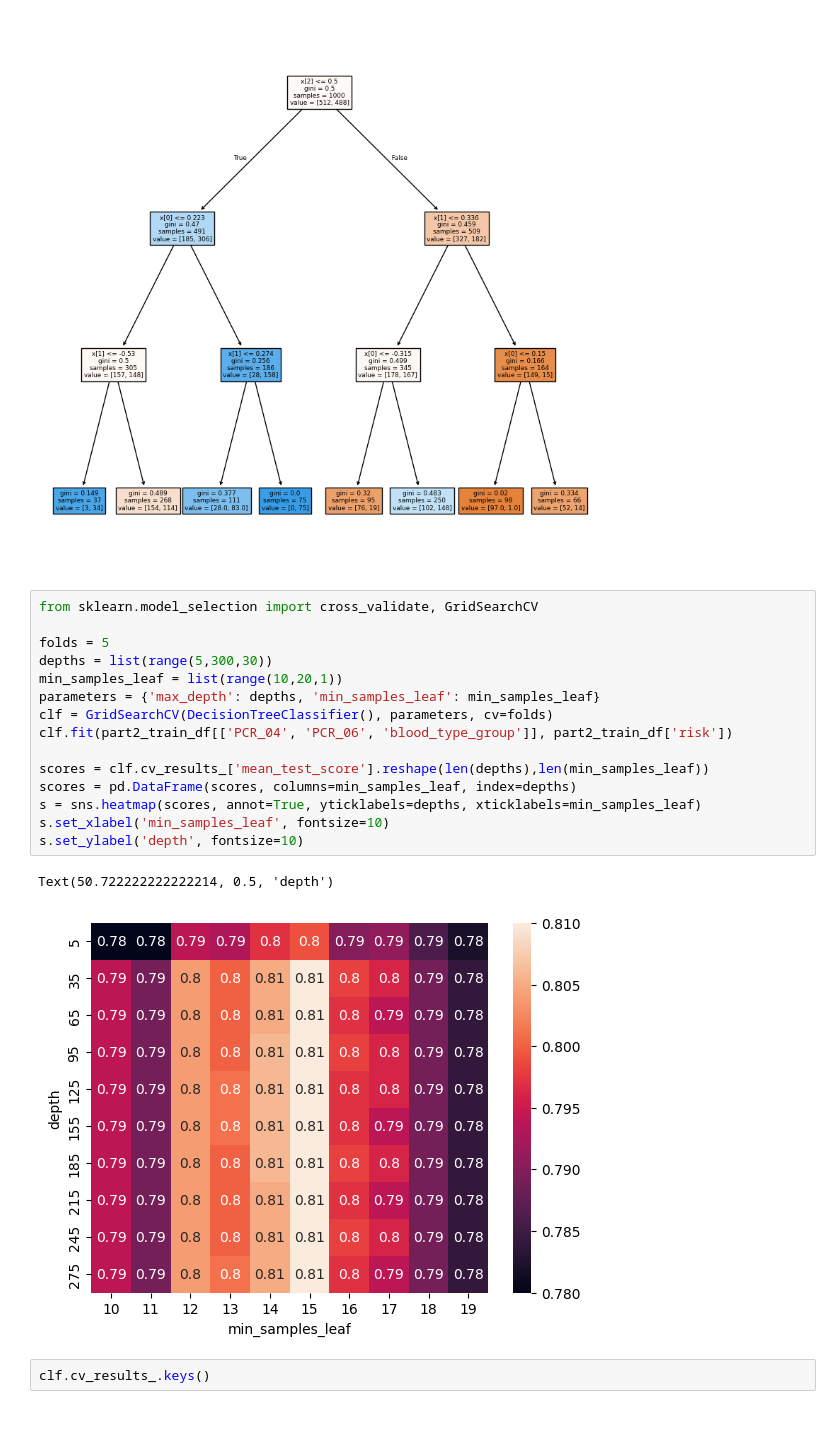
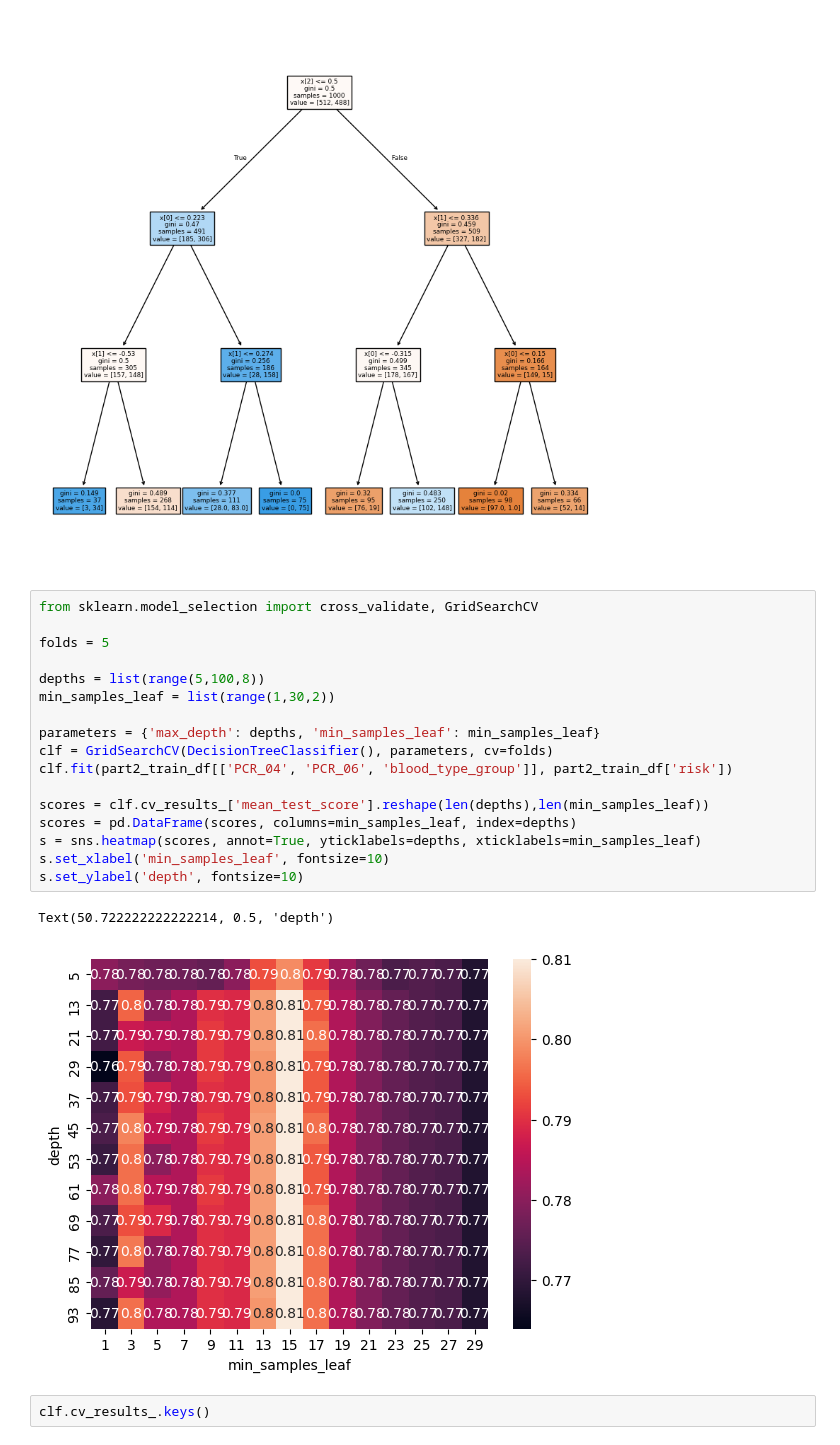
Before and after one commit to Shayshoon/ML_2, a Jupyter notebook: HW2_template.ipynb, the cells around one changed output. Cells and saved outputs as stored; diff of their text form.

```diff
--- a/HW2_template.ipynb
+++ b/HW2_template.ipynb
@@ -265,21 +265,23 @@ test accuracy:  0.584
 # %%
 from sklearn.model_selection import cross_validate, GridSearchCV
 
 folds = 5
-depths = list(range(5,300,30))
-min_samples_leaf = list(range(10,20,1))
+
+depths = list(range(5,100,8))
+min_samples_leaf = list(range(1,30,2))
+
 parameters = {'max_depth': depths, 'min_samples_leaf': min_samples_leaf}
 clf = GridSearchCV(DecisionTreeClassifier(), parameters, cv=folds)
 clf.fit(part2_train_df[['PCR_04', 'PCR_06', 'blood_type_group']], part2_train_df['risk'])
 
 scores = clf.cv_results_['mean_test_score'].reshape(len(depths),len(min_samples_leaf))
 scores = pd.DataFrame(scores, columns=min_samples_leaf, index=depths)
 s = sns.heatmap(scores, annot=True, yticklabels=depths, xticklabels=min_samples_leaf)
 s.set_xlabel('min_samples_leaf', fontsize=10)
 s.set_ylabel('depth', fontsize=10)
 # %% [output]
 Text(50.722222222222214, 0.5, 'depth')
-[figure, old version]
+[figure, new version]
 # %%
 clf.cv_results_.keys()
 # %% [output]
```
